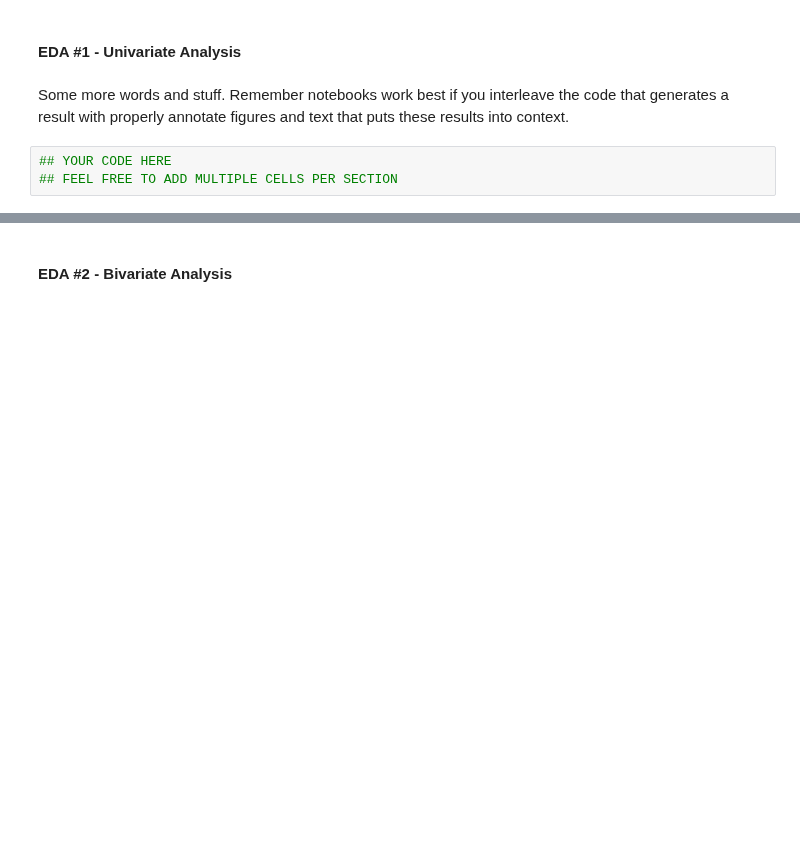
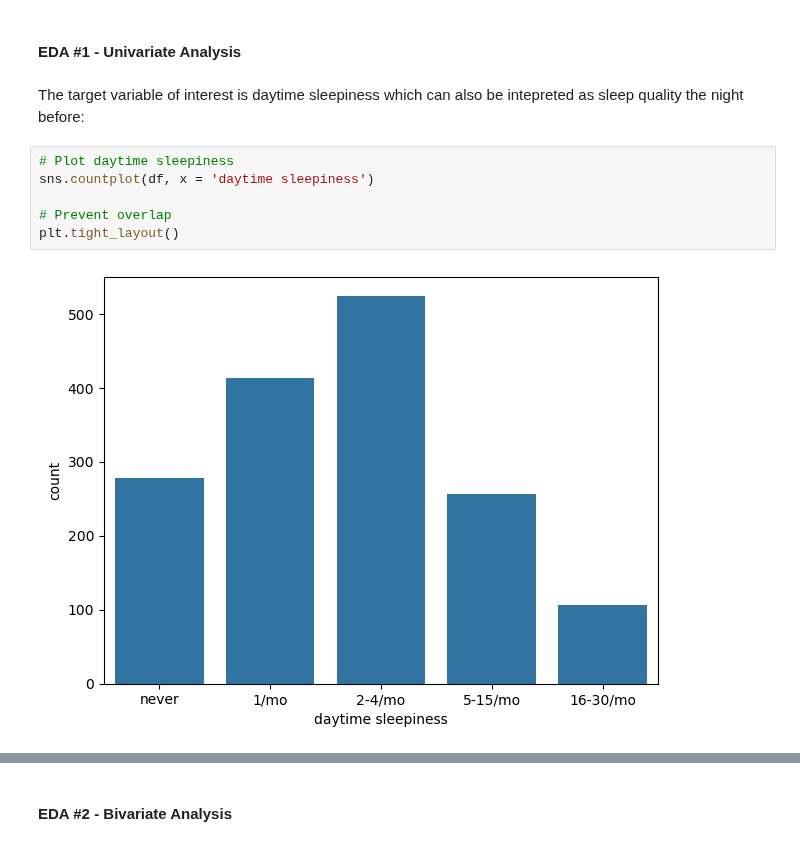
Before and after one commit to COGS108/Group092_WI26, a Jupyter notebook: 02-EDACheckpoint.ipynb, the cells around one changed output, grey strips where cells are left out. Cells and saved outputs as stored; diff of their text form; blank space fills up the shorter version.

```diff
--- a/02-EDACheckpoint.ipynb
+++ b/02-EDACheckpoint.ipynb
@@ -296,8 +330,13 @@ Carry out whatever EDA you need to for your project in the code cells below.  Be
 Please note that you should consider the use of python modules in your work.  Any code which gets called repeatedly should be modularized. So if you run the same pre-processing, analysis or visualiazation on different subsets of the data, then you should turn that into a function or class.  Put that function or class in a .py file that lives in `modules/`.  Import the module you made and use it to get your work done.  For reference see `get_raw()` which is inside `modules/get_data.py`.
 # %% [markdown]
 #### EDA #1 - Univariate Analysis
-# %% [markdown]
-Some more words and stuff.  Remember notebooks work best if you interleave the code that generates a result with properly annotate figures and text that puts these results into context.
-# %%
-## YOUR CODE HERE
-## FEEL FREE TO ADD MULTIPLE CELLS PER SECTION
+# %% [markdown]
+The target variable of interest is daytime sleepiness which can also be intepreted as sleep quality the night before:
+# %%
+# Plot daytime sleepiness
+sns.countplot(df, x = 'daytime sleepiness')
+
+# Prevent overlap
+plt.tight_layout()
+# %% [output]
+[figure, added]
```
Also changed, not shown: parts of 6 cells of this notebook, 1 other file.
